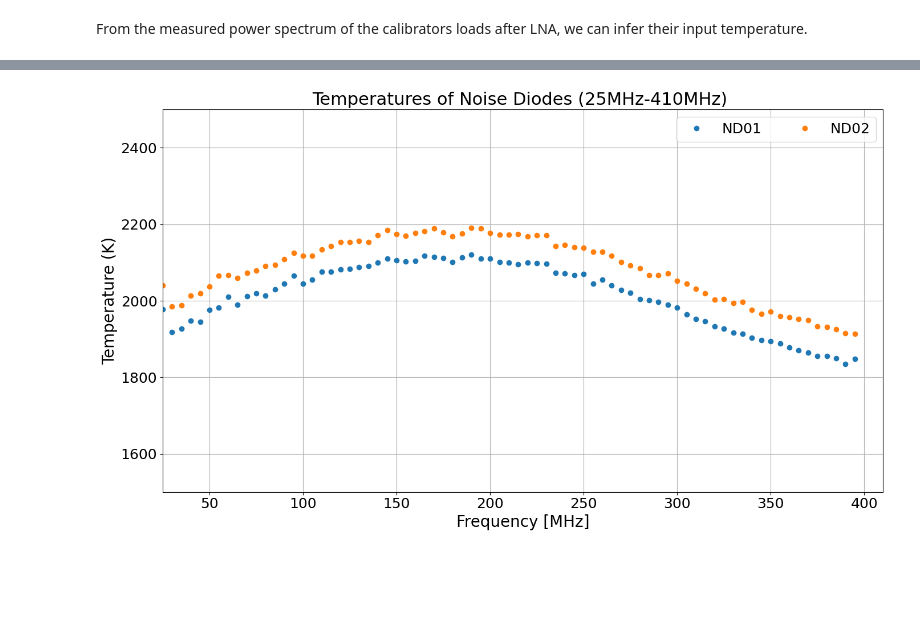
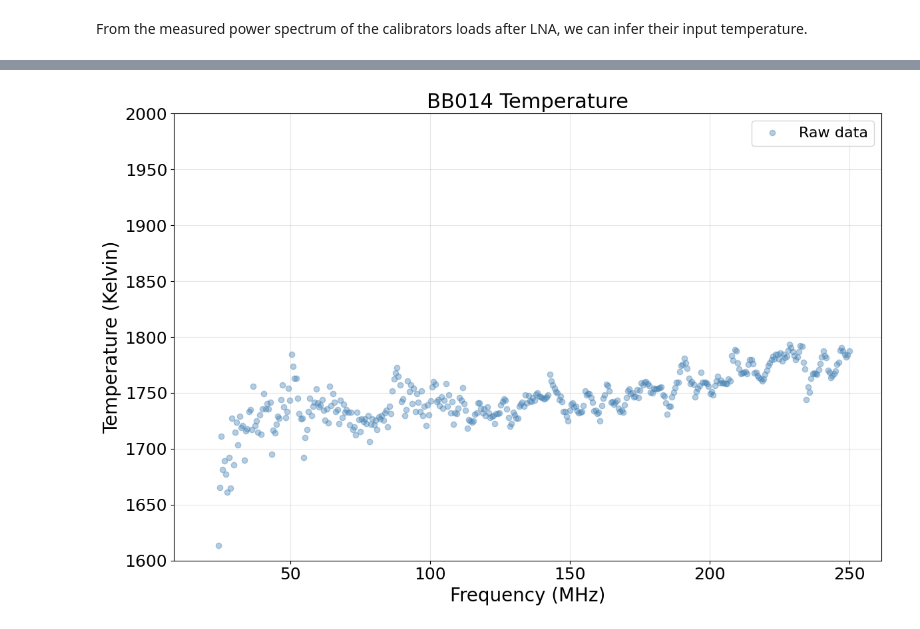
Before and after one commit to alhosani-abdulla/Highz-EXP, a Jupyter notebook: notebooks/calibrator_measurements copy.ipynb, the cells around one changed output, grey strips where cells are left out. Drawn from its saved outputs; the diff is of its cells as text; code cells hidden in the pictures; blank space fills up the shorter version.

```diff
--- a/notebooks/calibrator_measurements copy.ipynb
+++ b/notebooks/calibrator_measurements copy.ipynb
@@ -109,7 +140,11 @@ BB01_kelvin = LNA_thermo_resampled.infer_temperature(
-# %%
-plotter.plot_spectra([ND01_kelvin, ND02_kelvin], title='Temperatures of Noise Diodes (25MHz-410MHz) ',
-                     ylabel='Temperature (K)', y_range=(1500, 2500),
-                     freq_range=(25, 410), marker='o', linestyle='',
-                     save_path=pjoin(plot_path, 'Cal_Temperature.png'))
-# %% [output]
-[figure, removed]
+# %%
+# Convert all measurements from dBm to kelvin for comparison
+# and resample them to the same frequency grid
+BB014_spec = LNA01_BB014.unit_convert(
+    'dBm', 'kelvin', channel_width=1e6, inplace=False).despike(threshold=1)
+BB014_kelvin = LNA_thermo.infer_temperature(
+    BB014_spec, show_plot=True, freq_range=(20, 250),
+    title='BB014 Temperature', y_range=(1600, 2000),
+    smoothing=None, save_path=pjoin(plot_path, 'BB014_T_inferred.png'))
+# %% [output]
+[figure, added]
```
Also changed, not shown: parts of 12 cells of this notebook, 5 other files.
